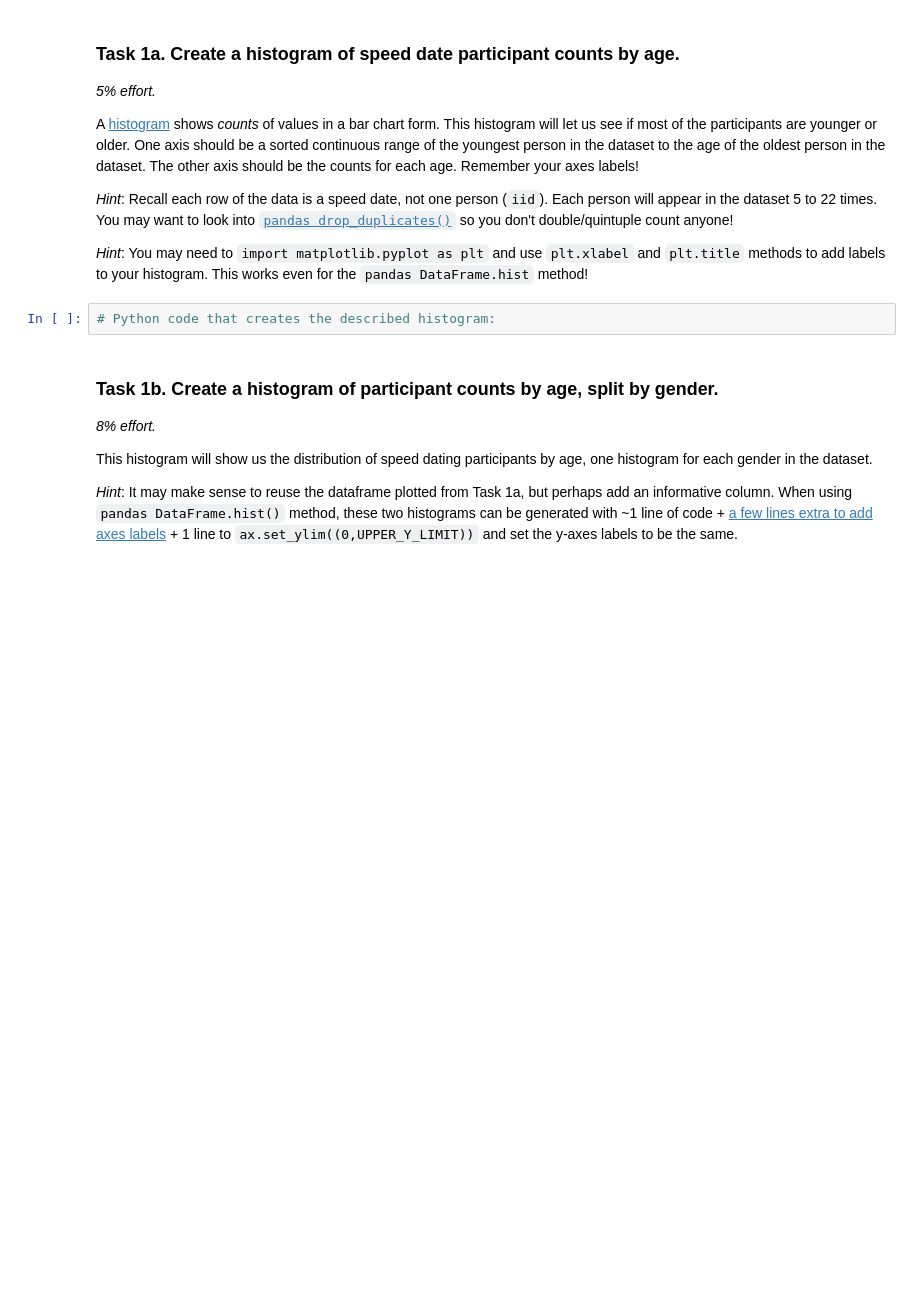
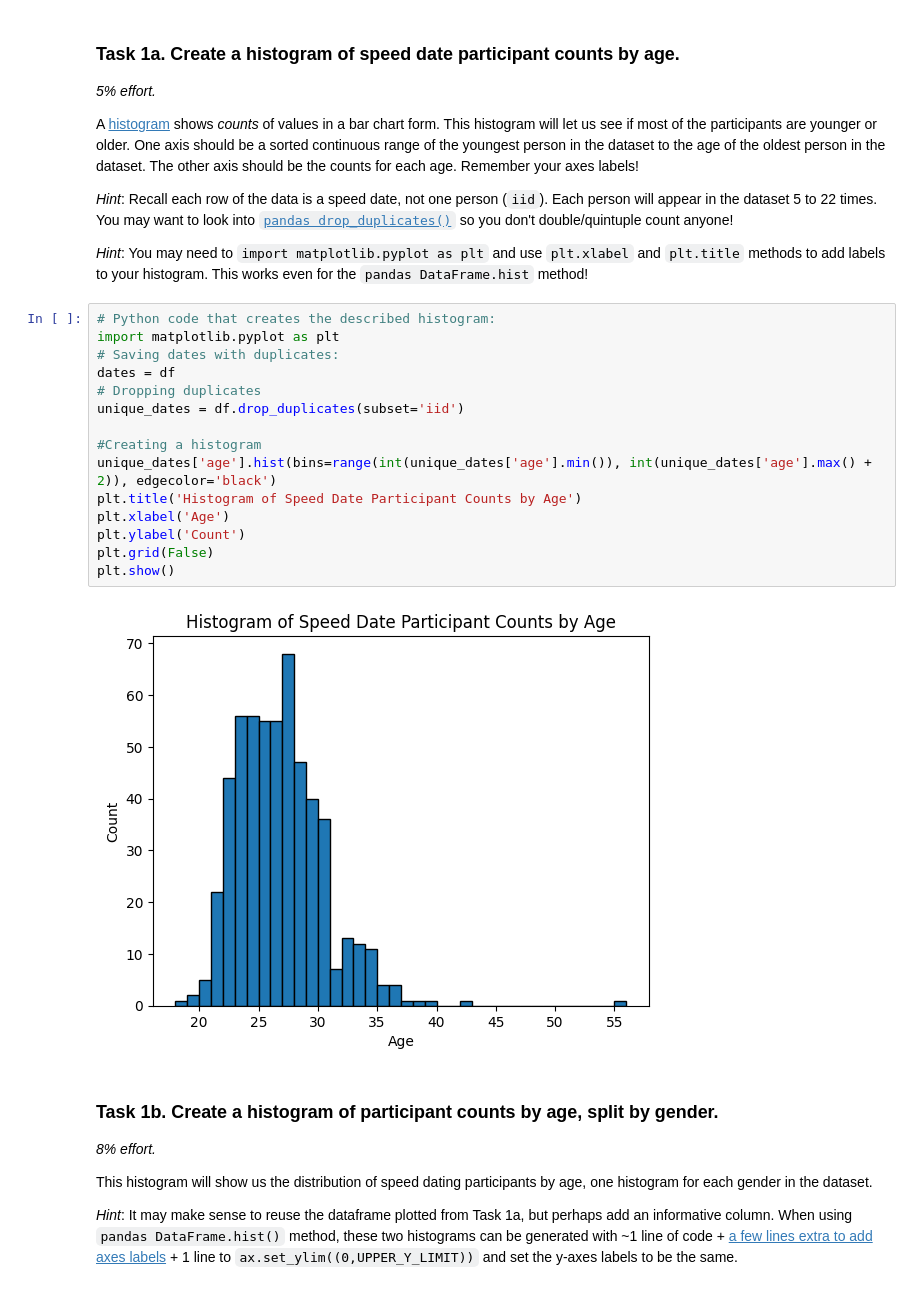
Before and after one commit to bern1ard0/haii-a3, a Jupyter notebook: User_Viz_Predictive_Models.ipynb, the cells around one changed output. Cells and saved outputs as stored; diff of their text form; blank space fills up the shorter version.

```diff
--- a/User_Viz_Predictive_Models.ipynb
+++ b/User_Viz_Predictive_Models.ipynb
@@ -104,8 +116,23 @@ A [histogram](https://en.wikipedia.org/wiki/Histogram) shows _counts_ of values
 _Hint_: Recall each row of the data is a speed date, not one person (`iid`). Each person will appear in the dataset 5 to 22 times. You may want to look into [`pandas drop_duplicates()`](https://www.geeksforgeeks.org/python-pandas-dataframe-drop_duplicates/) so you don't double/quintuple count anyone!
 
 _Hint_: You may need to `import matplotlib.pyplot as plt` and use `plt.xlabel` and `plt.title` methods to add labels to your histogram. This works even for the `pandas DataFrame.hist` method!
-# %%
-# Python code that creates the described histogram:
+# %%
+# Python code that creates the described histogram:
+import matplotlib.pyplot as plt
+# Saving dates with duplicates:
+dates = df
+# Dropping duplicates
+unique_dates = df.drop_duplicates(subset='iid')
+
+#Creating a histogram
+unique_dates['age'].hist(bins=range(int(unique_dates['age'].min()), int(unique_dates['age'].max() + 2)), edgecolor='black')
+plt.title('Histogram of Speed Date Participant Counts by Age')
+plt.xlabel('Age')
+plt.ylabel('Count')
+plt.grid(False)
+plt.show()
+# %% [output]
+[figure, added]
 # %% [markdown]
 ### Task 1b. Create a histogram of participant counts by age, split by gender.
 _8% effort._
```
Also changed, not shown: parts of 16 cells of this notebook, 3 other files.
